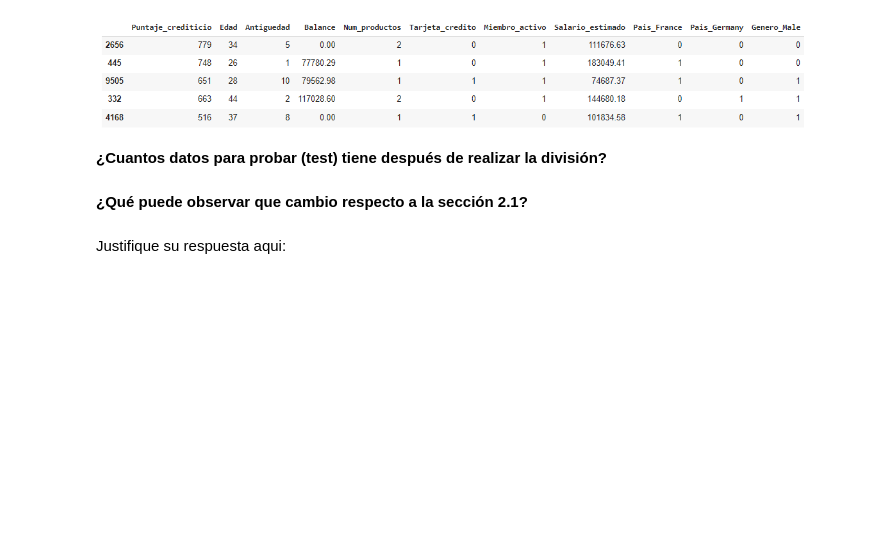
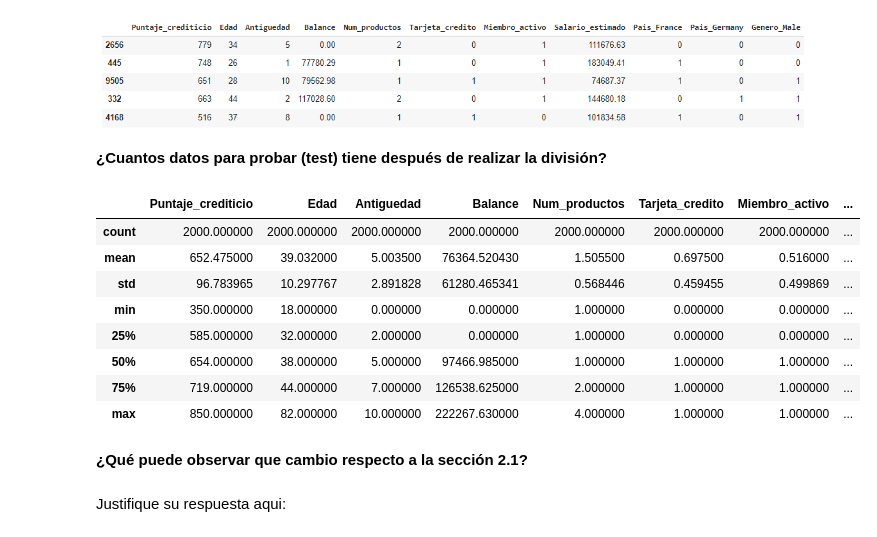
Before and after one commit to jofepe16/Reto_Bootcamp, a Jupyter notebook: Reto_Bootcamp.ipynb, the cells around one changed output. Cells and saved outputs as stored; diff of their text form; code cells hidden in the pictures; blank space fills up the shorter version.

```diff
--- a/Reto_Bootcamp.ipynb
+++ b/Reto_Bootcamp.ipynb
@@ -544,7 +555,7 @@ Buscamos aplicar la técnica convirtiendo las categorias de estas columnas en co
 **Por favor complete la lista `categorical_vars` con la otra variable categórica restante asociada al género.**
 # %%
 # Define las variables categóricas que se codificarán con one-hot encoding
-categorical_vars = ['Pais','']
+categorical_vars = ['Pais','Genero']
 
 # Definimos el tipo de las columnas binarias
 tipo_binarias = 'int'
@@ -556,6 +574,6 @@ df.head()
 # %%
 # Define las columnas a eliminar por redundancia
-columnas_eliminar = ['', 'Pais_Spain']
+columnas_eliminar = ['Genero_Male', 'Pais_Spain']
 
 # Se eliminan las columnas definidas con la función drop
 df = df.drop(columns=columnas_eliminar)
@@ -590,8 +622,8 @@ display(Image('imagenes/img01.png'))
 Dentro de las comillas debe colocar el nombre de la variable que desea predecir, recuerde que se trata del churn y es muy importante definir de manera adecuada esta variable ya que con esto podemos llegar a tomar decisiones estratégicas.
 # %%
 # Separar características y variable objetivo
-X = df.drop(columns=[''])
-y = df['']
+X = df.drop(columns=['Abandono'])
+y = df['Abandono']
 # %%
 # Dividir en conjunto de entrenamiento y prueba
 porc_conjunto_prueba = 0.2
@@ -628,6 +698,17 @@ display(Image('imagenes/img03.png'))
 **¿Cuantos datos para probar (test) tiene después de realizar la división?**
 # %%
 #Inserte su codigo aqui
+X_prueba.describe()
+# %% [output]
+|  | Puntaje_crediticio | Edad | Antiguedad | Balance | Num_productos | Tarjeta_credito | Miembro_activo | ... |
+| count | 2000.000000 | 2000.000000 | 2000.000000 | 2000.000000 | 2000.000000 | 2000.000000 | 2000.000000 | ... |
+| mean | 652.475000 | 39.032000 | 5.003500 | 76364.520430 | 1.505500 | 0.697500 | 0.516000 | ... |
+| std | 96.783965 | 10.297767 | 2.891828 | 61280.465341 | 0.568446 | 0.459455 | 0.499869 | ... |
+| min | 350.000000 | 18.000000 | 0.000000 | 0.000000 | 1.000000 | 0.000000 | 0.000000 | ... |
+| 25% | 585.000000 | 32.000000 | 2.000000 | 0.000000 | 1.000000 | 0.000000 | 0.000000 | ... |
+| 50% | 654.000000 | 38.000000 | 5.000000 | 97466.985000 | 1.000000 | 1.000000 | 1.000000 | ... |
+| 75% | 719.000000 | 44.000000 | 7.000000 | 126538.625000 | 2.000000 | 1.000000 | 1.000000 | ... |
+| max | 850.000000 | 82.000000 | 10.000000 | 222267.630000 | 4.000000 | 1.000000 | 1.000000 | ... |
 # %% [markdown]
 **¿Qué puede observar que cambio respecto a la sección 2.1?**
 # %% [markdown]
```
Also changed, not shown: parts of 22 cells of this notebook.
